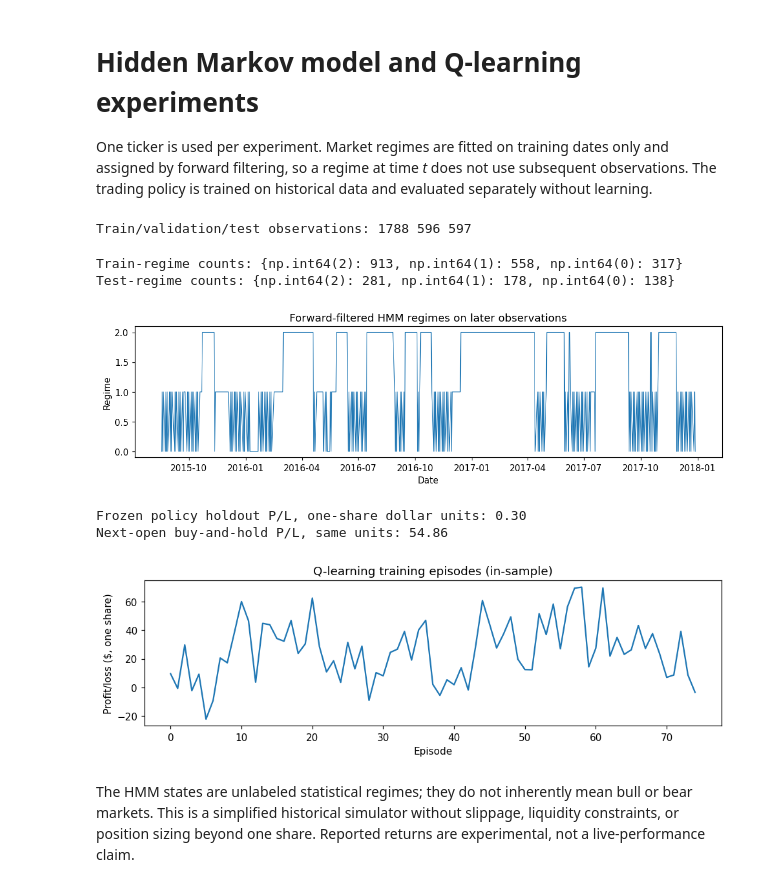
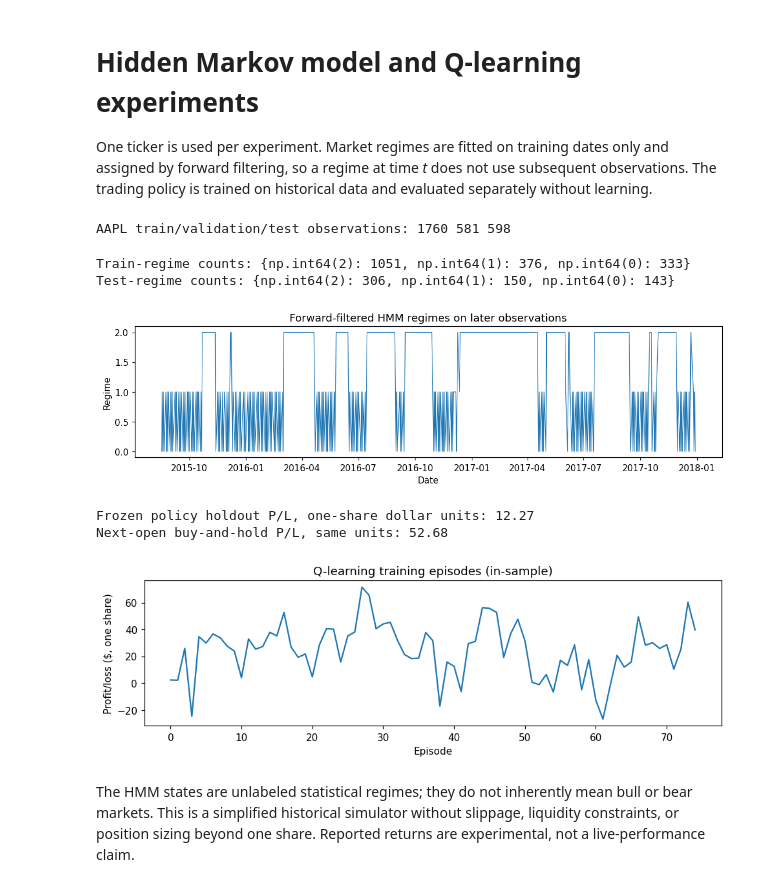
Before and after one commit to ryanrowe2/StockTradingAI-Project, a Jupyter notebook: notebooks/HMM_and_RL_Experiments.ipynb, the cells around one changed output. Saved outputs shown, nothing was run; the diff lists cells and outputs as text; code cells hidden in the pictures.

Commit message:
Preserve market-session gaps and correct published trading experiments

```diff
--- a/notebooks/HMM_and_RL_Experiments.ipynb
+++ b/notebooks/HMM_and_RL_Experiments.ipynb
@@ -20,31 +20,38 @@ from hmm_integration import fit_hmm_on_indicators, infer_filtered_regimes
 from rl_agent import QLearningAgent, SimpleTradingEnv
 # %%
 raw = load_data(root / 'data/raw/all_stocks_2006-01-01_to_2018-01-01.csv')
-stock = prepare_features(raw.loc[raw['Name'] == 'AAPL'])
-split = chronological_split(stock)
-print('Train/validation/test observations:', len(split.train), len(split.validation), len(split.test))
+features = prepare_features(raw)
+split = chronological_split(features)  # Match the 31-ticker Bayesian experiment's dates.
+stock = features.loc[features['Name'] == 'AAPL'].copy()
+print('AAPL train/validation/test observations:', *(len(part.loc[part['Name'] == 'AAPL']) for part in (split.train, split.validation, split.test)))
 # %% [output]
-Train/validation/test observations: 1788 596 597
+AAPL train/validation/test observations: 1760 581 598
 # %%
-# HMM fitting needs indicators, not next-day labels; retain the training boundary day.
-hmm_training = stock.loc[stock['Date'] <= split.train_end].copy()
+# Price-only history retains the final source session and any missing-indicator dates.
+indicator_history = prepare_indicator_history(raw.loc[raw['Name'] == 'AAPL'])
+hmm_features = ('MA_20', 'RSI_14', 'MACD')
+first_complete = indicator_history[list(hmm_features)].notna().all(axis=1).idxmax()
+history = indicator_history.loc[first_complete:].copy()
+# Fit only complete training indicators; Session_Number separates nonadjacent sequences.
+hmm_training = history.loc[history['Date'] <= split.train_end].dropna(subset=list(hmm_features)).copy()
 hmm_model, _ = fit_hmm_on_indicators(hmm_training, n_components=3)
-# Filter every causal indicator row, including supervised-split boundary rows.
-history_regimes = infer_filtered_regimes(hmm_model, stock)
-train_regimes = history_regimes.loc[history_regimes['Date'].isin(split.train['Date'])].copy()
-test_regimes = history_regimes.loc[history_regimes['Date'].isin(split.test['Date'])].copy()
+# Forward-filter the full observable history, advancing through missing indicators.
+history_regimes = infer_filtered_regimes(hmm_model, history)
+train_regimes = history_regimes.loc[history_regimes['Date'].isin(split.train.loc[split.train['Name'] == 'AAPL', 'Date'])].copy()
+# Do not remove the terminal valid price bar merely because it has no target label.
+test_regimes = history_regimes.loc[(history_regimes['Date'] > split.validation_end) & history_regimes[list((*hmm_features, 'Return'))].notna().all(axis=1)].copy()
 print('Train-regime counts:', train_regimes['Market_Regime'].value_counts().to_dict())
 print('Test-regime counts:', test_regimes['Market_Regime'].value_counts().to_dict())
 
 fig, ax = plt.subplots(figsize=(10, 3))
 ax.plot(test_regimes['Date'], test_regimes['Market_Regime'].astype(int), linewidth=0.8)
 ax.set(title='Forward-filtered HMM regimes on later observations', xlabel='Date', ylabel='Regime')
 plt.tight_layout()
 plt.show()
 # %% [output]
-Train-regime counts: {np.int64(2): 913, np.int64(1): 558, np.int64(0): 317}
-Test-regime counts: {np.int64(2): 281, np.int64(1): 178, np.int64(0): 138}
+Train-regime counts: {np.int64(2): 1051, np.int64(1): 376, np.int64(0): 333}
+Test-regime counts: {np.int64(2): 306, np.int64(1): 150, np.int64(0): 143}
-[figure, old version]
+[figure, new version]
 # %%
 state_features = ('Return', 'RSI_14')
 binner = QuantileBinner(3).fit(train_regimes, state_features)
@@ -75,8 +82,8 @@ ax.set(title='Q-learning training episodes (in-sample)', xlabel='Episode', ylabe
 plt.tight_layout()
 plt.show()
 # %% [output]
-Frozen policy holdout P/L, one-share dollar units: 0.30
-Next-open buy-and-hold P/L, same units: 54.86
+Frozen policy holdout P/L, one-share dollar units: 12.27
+Next-open buy-and-hold P/L, same units: 52.68
-[figure, old version]
+[figure, new version]
 # %% [markdown]
 The HMM states are unlabeled statistical regimes; they do not inherently mean bull or bear markets. This is a simplified historical simulator without slippage, liquidity constraints, or position sizing beyond one share. Reported returns are experimental, not a live-performance claim.
```
Also changed, not shown: parts of 1 cell of this notebook, 10 other files.
